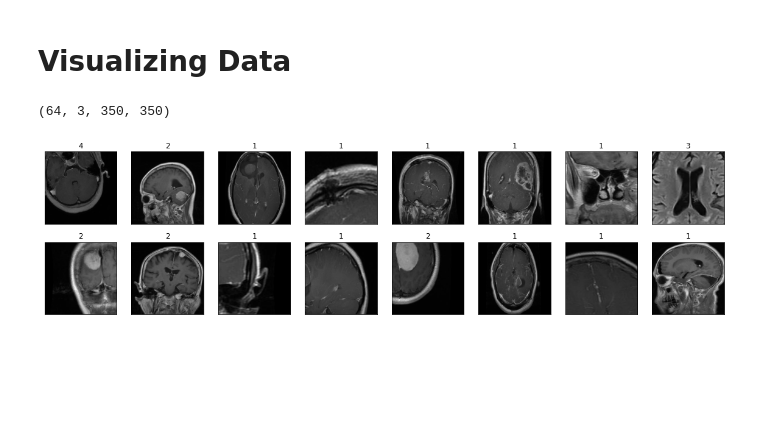
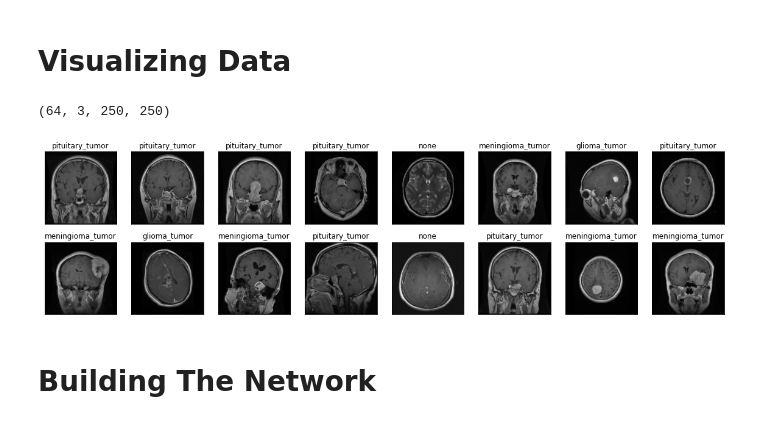
Before and after one commit to Vinaya-Sharma/BrainTumorDetection, a Jupyter notebook: braintumorclassification.ipynb, the cells around one changed output. Saved outputs shown, nothing was run; the diff lists cells and outputs as text; code cells hidden in the pictures; blank space fills up the shorter version.

```diff
--- a/braintumorclassification.ipynb
+++ b/braintumorclassification.ipynb
@@ -49,12 +29,13 @@ testing_path = "../input/brain-tumor-classification-mri/Testing"
 training_path = "../input/brain-tumor-classification-mri/Training"
 # %%
 train_transforms = transforms.Compose([
-    transforms.RandomResizedCrop(350),
+    transforms.Resize((250,250)),
     transforms.ToTensor(),
     transforms.Normalize((0.5,0.5,0.5), (0.5, 0.5, 0.5))
 ])
 
 test_transforms = transforms.Compose([
+    transforms.Resize((250,250)),
     transforms.ToTensor(),
     transforms.Normalize((0.5,0.5,0.5), (0.5, 0.5, 0.5))
 ])
@@ -85,15 +66,17 @@ images, labels = next(dataiter)
 images = images.numpy()
 images.shape
 # %% [output]
-(64, 3, 350, 350)
+(64, 3, 250, 250)
 # %%
 fig = plt.figure(figsize=(20, 5))
 
-classes = ["1", "2", "3","4"]
+classes = ["glioma_tumor", "meningioma_tumor", "none","pituitary_tumor"]
 
 for i in np.arange(16):
     ax = fig.add_subplot(2, 8, i+1, xticks=[], yticks=[])
     imgshow(images[i])
     ax.set_title(classes[labels[i]])
 # %% [output]
-[figure, old version]
+[figure, new version]
+# %% [markdown]
+# **Building The Network**
```
Also changed, not shown: parts of 7 cells of this notebook.
